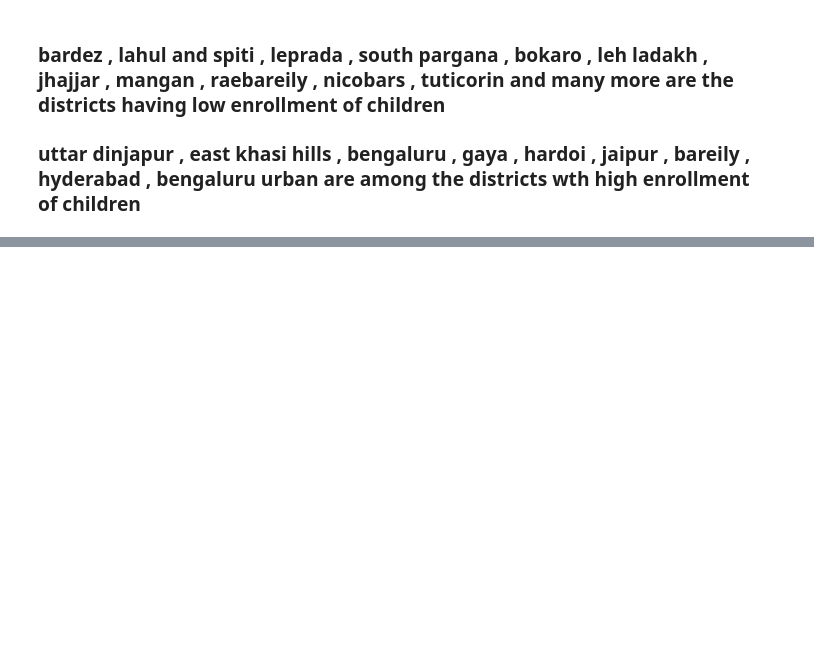
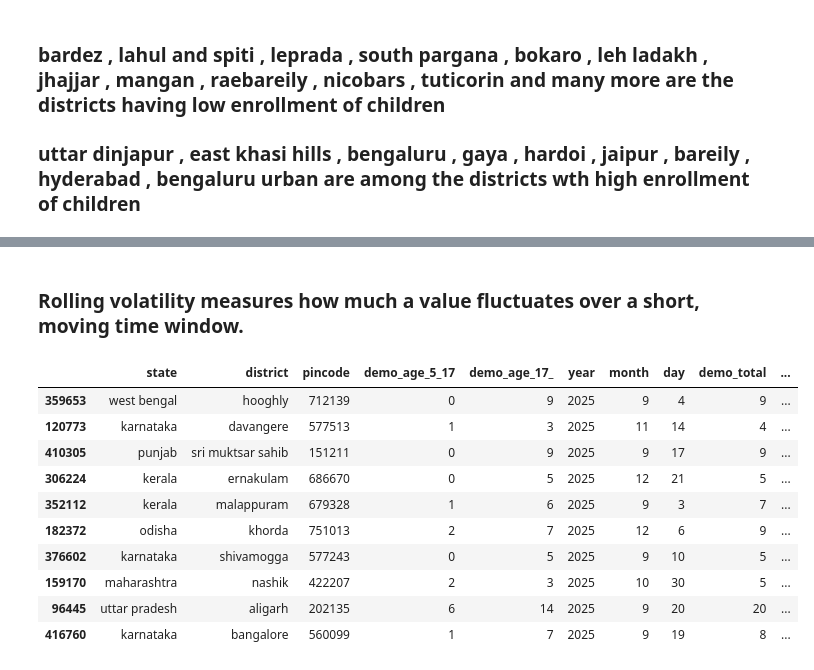
Before and after one commit to aniket2040/UIDAI-Addhar-Hackathon, a Jupyter notebook: data_analysis.ipynb, the cells around one changed output, grey strips where cells are left out. Saved outputs shown, nothing was run; the diff lists cells and outputs as text; code cells hidden in the pictures; blank space fills up the shorter version.

```diff
--- a/data_analysis.ipynb
+++ b/data_analysis.ipynb
@@ -240,0 +258,4 @@ df_low_enroll_minors.tail(20)
+# %%
+df_bio = pd.read_csv('biometric.csv')
+df_enroll = pd.read_csv('enrollment.csv')
+df_demographic = pd.read_csv('demographic.csv')
@@ -240,0 +311,3 @@ df_low_enroll_minors.tail(20)
+# %%
+df_demographic['demo_total'] = df_demographic['demo_age_5_17'] + df_demographic['demo_age_17_']
+df_demographic.sample(5)
@@ -240,0 +321,22 @@ df_low_enroll_minors.tail(20)
+# %% [markdown]
+### Rolling volatility measures how much a value fluctuates over a short, moving time window.
+# %%
+df_demographic['demo_volatility'] = (
+    df_demographic.groupby(['state','district','pincode'])['demo_total']
+      .rolling(3)
+      .std()      # rolling formulae involves std
+      .reset_index(drop=True , level=[0,1,2]) # for only row_id
+)
+df_demographic.sample(10)
+# %% [output]
+|  | state | district | pincode | demo_age_5_17 | demo_age_17_ | year | month | day | demo_total | ... |
+| 359653 | west bengal | hooghly | 712139 | 0 | 9 | 2025 | 9 | 4 | 9 | ... |
+| 120773 | karnataka | davangere | 577513 | 1 | 3 | 2025 | 11 | 14 | 4 | ... |
+| 410305 | punjab | sri muktsar sahib | 151211 | 0 | 9 | 2025 | 9 | 17 | 9 | ... |
+| 306224 | kerala | ernakulam | 686670 | 0 | 5 | 2025 | 12 | 21 | 5 | ... |
+| 352112 | kerala | malappuram | 679328 | 1 | 6 | 2025 | 9 | 3 | 7 | ... |
+| 182372 | odisha | khorda | 751013 | 2 | 7 | 2025 | 12 | 6 | 9 | ... |
+| 376602 | karnataka | shivamogga | 577243 | 0 | 5 | 2025 | 9 | 10 | 5 | ... |
+| 159170 | maharashtra | nashik | 422207 | 2 | 3 | 2025 | 10 | 30 | 5 | ... |
+| 96445 | uttar pradesh | aligarh | 202135 | 6 | 14 | 2025 | 9 | 20 | 20 | ... |
+| 416760 | karnataka | bangalore | 560099 | 1 | 7 | 2025 | 9 | 19 | 8 | ... |
```
Also changed, not shown: parts of 49 cells of this notebook, 6 other files.
